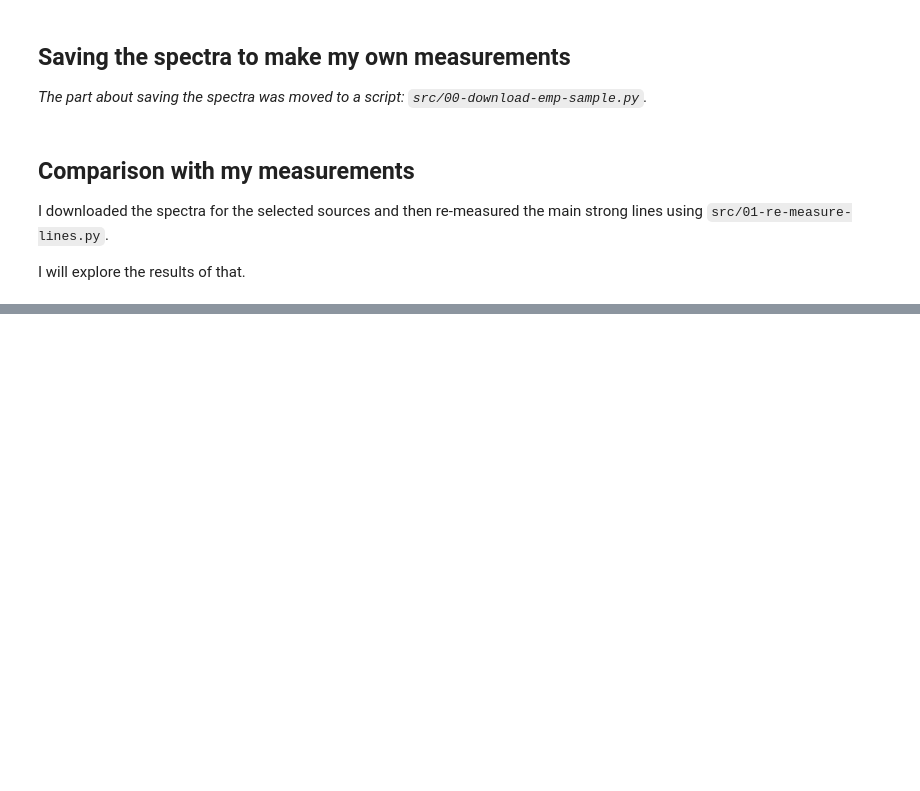
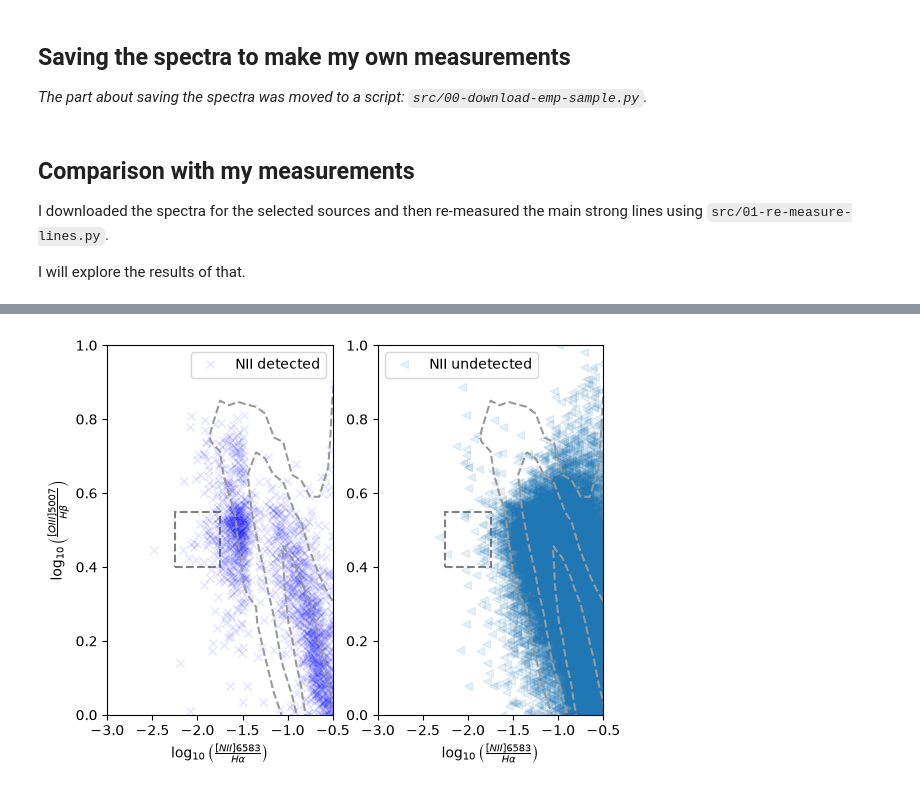
Before and after one commit to thevalentino/desi-selection-exploration, a Jupyter notebook: notebooks/00-EMP-sample-selection.ipynb, the cells around one changed output, grey strips where cells are left out. Drawn from its saved outputs; the diff is of its cells as text; code cells hidden in the pictures; blank space fills up the shorter version.

```diff
--- a/notebooks/00-EMP-sample-selection.ipynb
+++ b/notebooks/00-EMP-sample-selection.ipynb
@@ -136,0 +158,95 @@ I will explore the results of that.
+# %%
+full["vg_r3"] = np.log10(full["flux_o3_b"] / full["flux_hb"])
+
+full["vg_n2_detected"] = np.log10(full["flux_nii6585"] / full["flux_ha"])
+full["vg_n2_undetected"] = np.log10(3 * full["fluxerr_nii6585"] / full["flux_ha"])
+
+detected = full["flux_nii6585"] / full["fluxerr_nii6585"] > 3
+
+full["vg_n2_distilled"] = np.nan
+full.loc[detected, "vg_n2_distilled"] = full.loc[detected, "vg_n2_detected"]
+full.loc[~detected, "vg_n2_distilled"] = full.loc[~detected, "vg_n2_undetected"]
+# %%
+xedges = np.arange(-2, 0.6, 0.1)
+yedges = np.arange(-1, 1.1, 0.1)
+x_centers = 0.5 * (xedges[1:] + xedges[:-1])
+y_centers = 0.5 * (yedges[1:] + yedges[:-1])
+
+H = np.load("../data/contours.npy")  # This is for reference, comes from SDSS
+# %%
+fig, axes = plt.subplots(1, 2)
+axes[0].plot(
+    full.loc[detected, "vg_n2_distilled"],
+    full.loc[detected, "vg_r3"],
+    "x",
+    color="blue",
+    alpha=0.1,
+    label="NII detected",
+)
+
+axes[1].plot(
+    full.loc[~detected, "vg_n2_distilled"],
+    full.loc[~detected, "vg_r3"],
+    "<",
+    color="tab:blue",
+    alpha=0.1,
+    label="NII undetected",
+)
+
+axes[0].contour(
+    x_centers,
+    y_centers,
+    H,
+    [10, 100, 1000],
+    origin="lower",
+    linestyles="--",
+    colors="0.6",
+)
+
+axes[1].contour(
+    x_centers,
+    y_centers,
+    H,
+    [10, 100, 1000],
+    origin="lower",
+    linestyles="--",
+    colors="0.6",
+)
+
+rect1 = plt.Rectangle(
+    (-2.25, 0.4),
+    0.5,
+    0.15,
+    linewidth=1.5,
+    edgecolor="gray",
+    facecolor="none",
+    linestyle="--",
+)
+
+rect2 = plt.Rectangle(
+    (-2.25, 0.4),
+    0.5,
+    0.15,
+    linewidth=1.5,
+    edgecolor="gray",
+    facecolor="none",
+    linestyle="--",
+)
+axes[0].add_patch(rect1)
+axes[1].add_patch(rect2)
+
+
+axes[0].set_xlim(-3, -0.5)
+axes[1].set_xlim(-3, -0.5)
+axes[0].set_ylim(0, 1.0)
+axes[1].set_ylim(0, 1.0)
+
+axes[0].set_xlabel(r"$\log_{10} \left( \frac{[NII] 6583}{H\alpha} \right)$")
+axes[1].set_xlabel(r"$\log_{10} \left( \frac{[NII] 6583}{H\alpha} \right)$")
+axes[0].set_ylabel(r"$\log_{10} \left( \frac{[OIII] 5007}{H\beta} \right)$")
+axes[0].legend()
+axes[1].legend()
+
+plt.savefig("../figures/selection.pdf")
+# %% [output]
+[figure, added]
```
Also changed, not shown: parts of 24 cells of this notebook, 4 other files.
